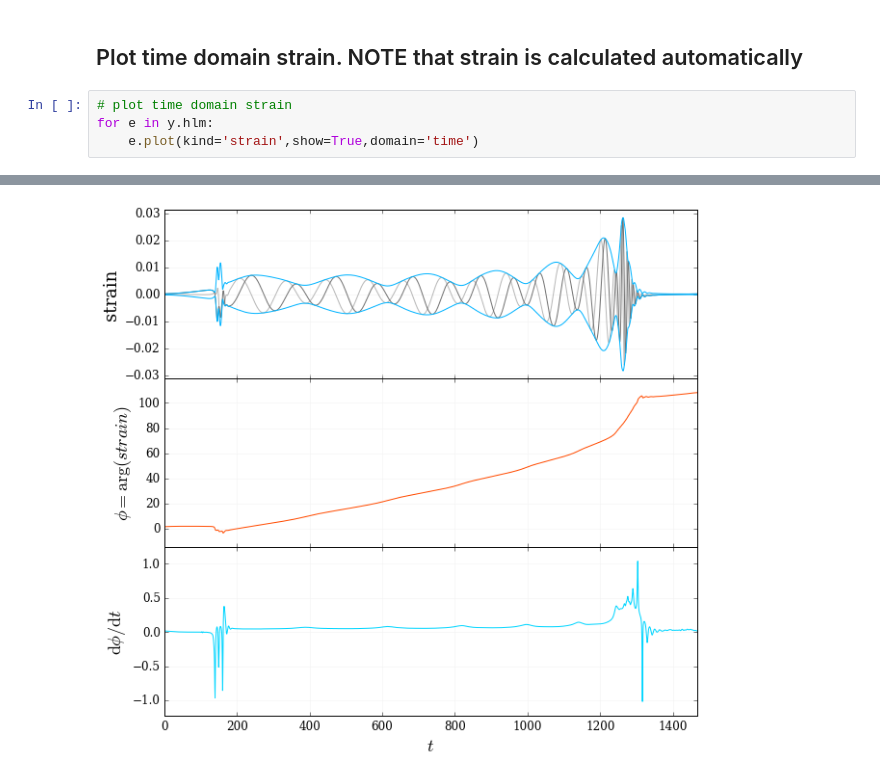
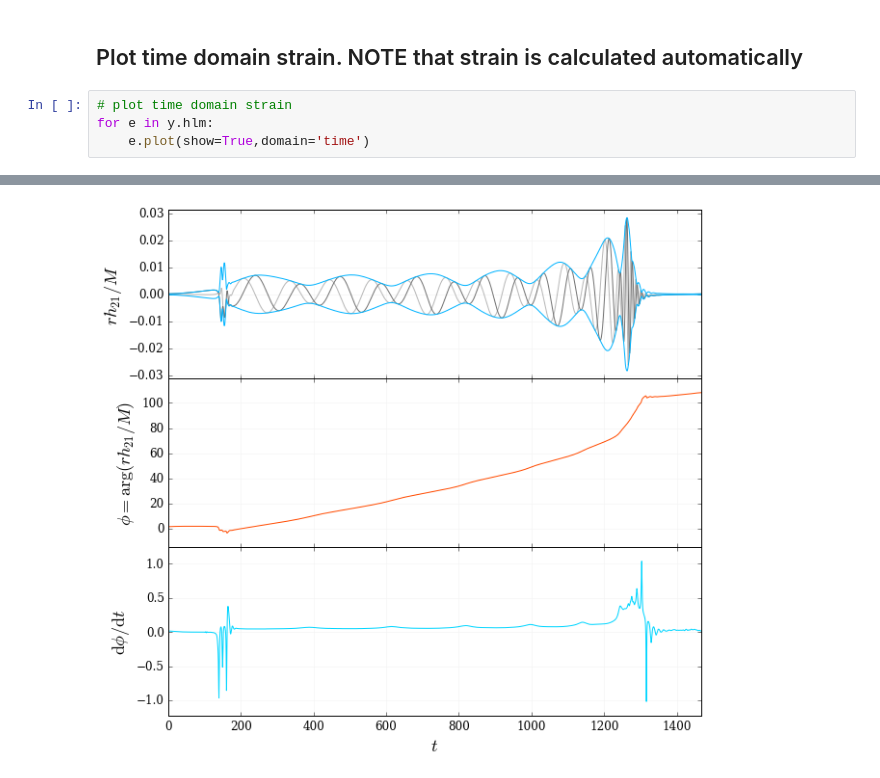
Before and after one commit to llondon6/nrutils_dev, a Jupyter notebook: examples/core_ipython_example.ipynb, the cells around one changed output, grey strips where cells are left out. Cells and saved outputs as stored; diff of their text form.

```diff
--- a/examples/core_ipython_example.ipynb
+++ b/examples/core_ipython_example.ipynb
@@ -69,5 +69,5 @@ y = gwylm( scentry_obj = A[0], lm=([2,2],[2,1]), dt=0.4, verbose=True )
 # %%
 # plot time domain strain
 for e in y.hlm:
-    e.plot(kind='strain',show=True,domain='time')
+    e.plot(show=True,domain='time')
 # %% [output]
@@ -75,4 +75,4 @@ for e in y.hlm:
-[figure, old version]
+[figure, new version]
 # %%
 # plot time domain psi4
 y.plot(kind='psi4',show=True,domain='time')
```
Also changed, not shown: parts of 6 cells of this notebook, 4 other files.
